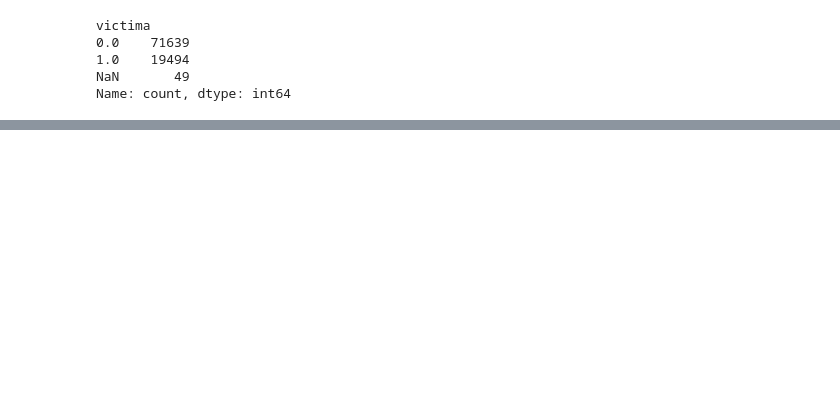
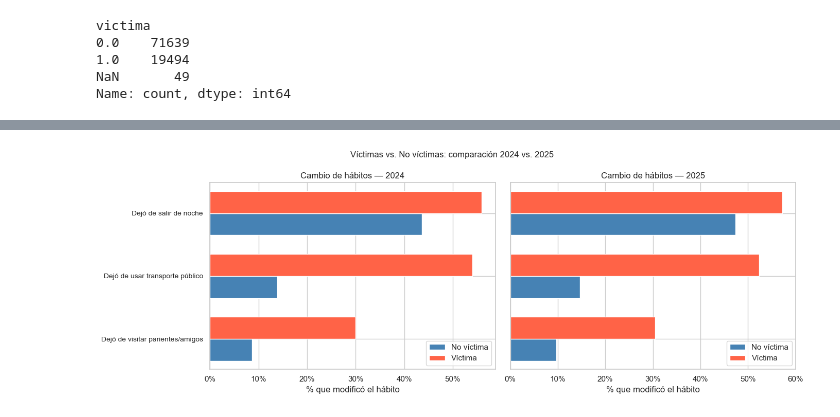
Before and after one commit to mariasolsampogna/E337_Grupo2, a Jupyter notebook: Cosas Poster/Poster.ipynb, the cells around one changed output, grey strips where cells are left out. Saved outputs shown, nothing was run; the diff lists cells and outputs as text; code cells hidden in the pictures; blank space fills up the shorter version.

```diff
--- a/Cosas Poster/Poster.ipynb
+++ b/Cosas Poster/Poster.ipynb
@@ -1555,0 +1581,3 @@ plt.show()
+# %%
+# Índice de cambio total: cuántos hábitos modificó cada persona (0 a 3)
+df_analisis_p3['indice_habitos'] = df_analisis_p3[cols_habitos].sum(axis=1)
@@ -1555,0 +1658,15 @@ plt.show()
+# %%
+# Comparación víctimas vs no víctimas: 2024 vs 2025
+tabla_2025 = df_analisis_p3.groupby('victima')[cols_habitos].mean() * 100
+tabla_2025.index = tabla_2025.index.map({0: 'No víctima', 1: 'Víctima'})
+tabla_2025 = tabla_2025.rename(columns=labels_habitos)
+
+tabla_2024 = df_analisis_p3_2024.groupby('victima')[cols_habitos].mean() * 100
+tabla_2024.index = tabla_2024.index.map({0: 'No víctima', 1: 'Víctima'})
+tabla_2024 = tabla_2024.rename(columns=labels_habitos)
+
+print("2025:")
+print(tabla_2025.round(1))
+print()
+print("2024:")
+print(tabla_2024.round(1))
@@ -1555,0 +1691,27 @@ plt.show()
+# %%
+# Gráfico comparativo víctimas 2024 vs 2025
+fig, axes = plt.subplots(1, 2, figsize=(14, 5), sharey=True)
+
+for ax, (tabla, año) in zip(axes, [(tabla_2024, '2024'), (tabla_2025, '2025')]):
+    tabla_plot = tabla.T.reset_index()
+    tabla_plot.columns = ['Hábito', 'No víctima', 'Víctima']
+    tabla_plot = tabla_plot.sort_values('Víctima', ascending=True)
+
+    x = np.arange(len(tabla_plot))
+    width = 0.35
+
+    ax.barh(x - width/2, tabla_plot['No víctima'], width, label='No víctima', color='steelblue')
+    ax.barh(x + width/2, tabla_plot['Víctima'],    width, label='Víctima',    color='tomato')
+
+    ax.set_yticks(x)
+    ax.set_yticklabels(tabla_plot['Hábito'], fontsize=10)
+    ax.set_xlabel("% que modificó el hábito")
+    ax.set_title(f"Cambio de hábitos — {año}")
+    ax.legend()
+    ax.xaxis.set_major_formatter(plt.FuncFormatter(lambda val, _: f'{val:.0f}%'))
+
+plt.suptitle("Víctimas vs. No víctimas: comparación 2024 vs. 2025", fontsize=12)
+plt.tight_layout()
+plt.show()
+# %% [output]
+[figure, added]
```
Also changed, not shown: parts of 33 cells of this notebook.
